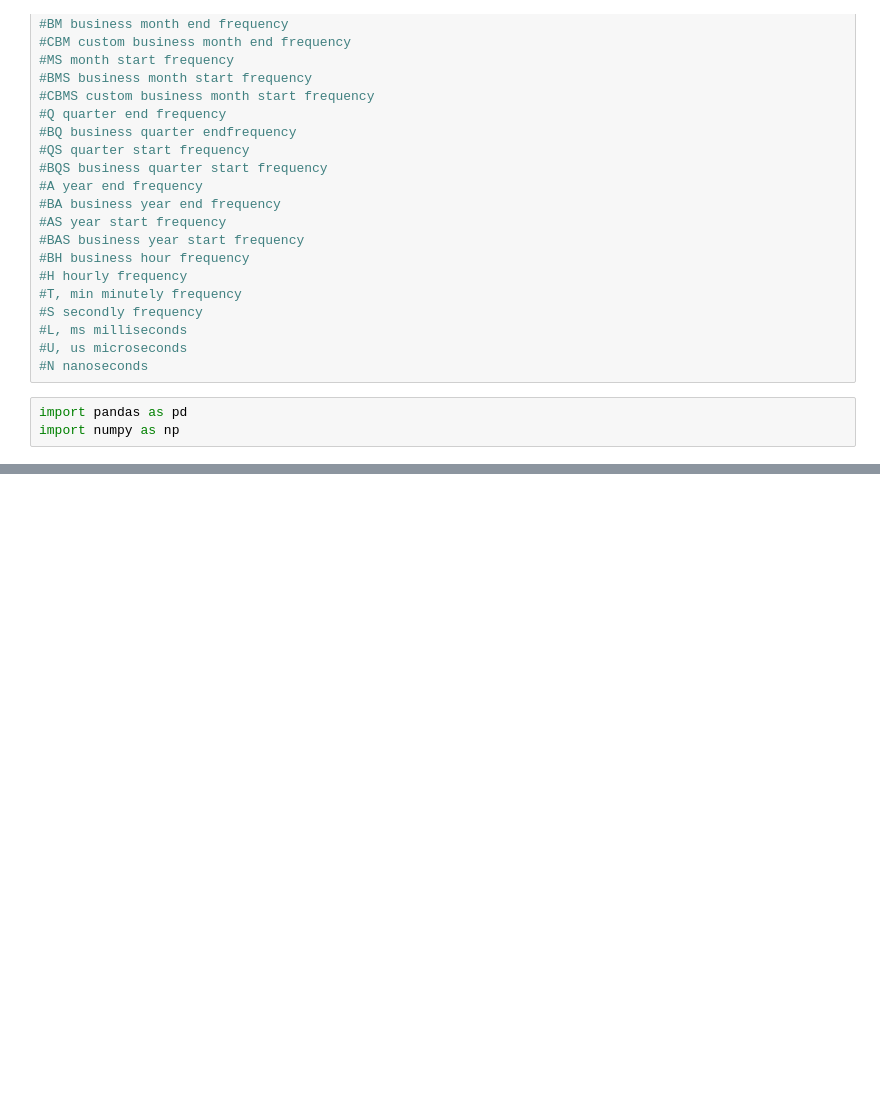
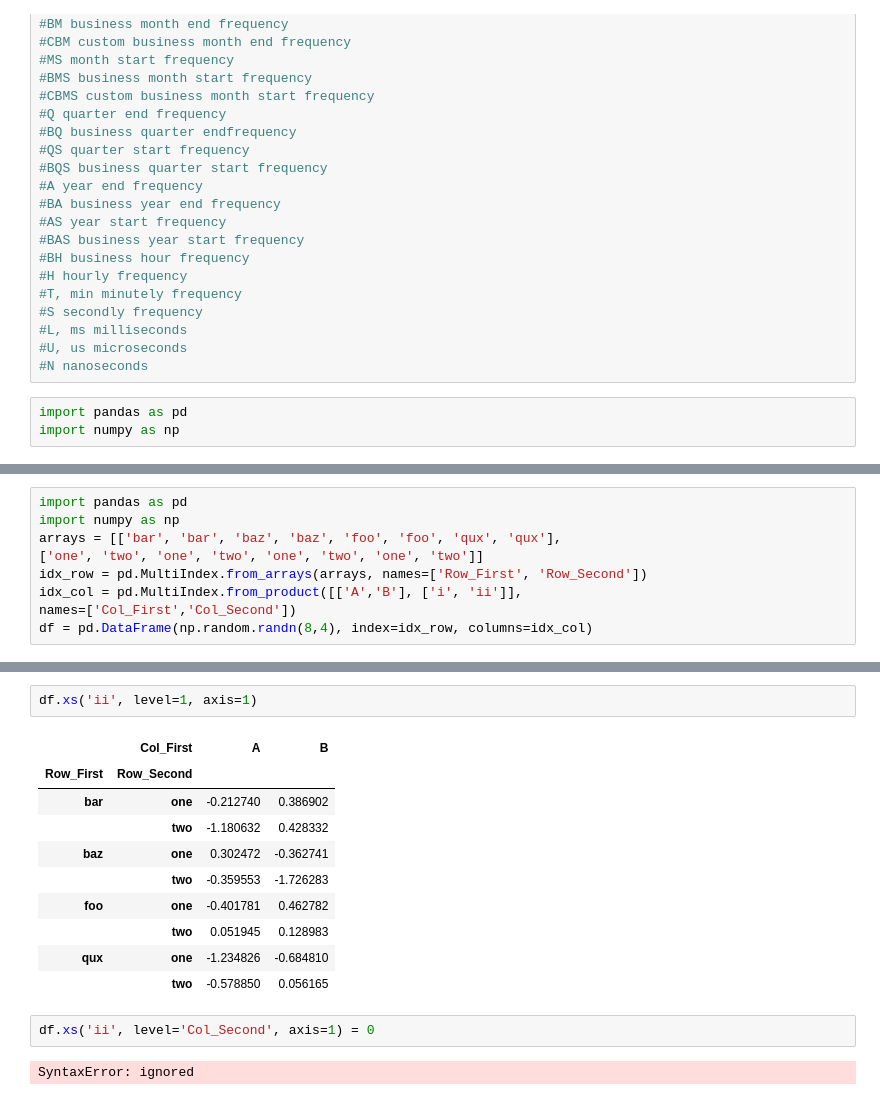
Before and after one commit to rajarameshchindu/datascience, a Jupyter notebook: Pandas.ipynb, the cells around one changed output, grey strips where cells are left out. Saved outputs shown, nothing was run; the diff lists cells and outputs as text; blank space fills up the shorter version.

```diff
--- a/Pandas.ipynb
+++ b/Pandas.ipynb
@@ -823,0 +872,9 @@ import numpy as np
+# %%
+import pandas as pd
+import numpy as np
+arrays = [['bar', 'bar', 'baz', 'baz', 'foo', 'foo', 'qux', 'qux'],
+['one', 'two', 'one', 'two', 'one', 'two', 'one', 'two']]
+idx_row = pd.MultiIndex.from_arrays(arrays, names=['Row_First', 'Row_Second'])
+idx_col = pd.MultiIndex.from_product([['A','B'], ['i', 'ii']],
+names=['Col_First','Col_Second'])
+df = pd.DataFrame(np.random.randn(8,4), index=idx_row, columns=idx_col)
@@ -823,0 +891,17 @@ import numpy as np
+# %%
+df.xs('ii', level=1, axis=1)
+# %% [output]
+|  | Col_First | A | B |
+| Row_First | Row_Second |  |  |
+| bar | one | -0.212740 | 0.386902 |
+|  | two | -1.180632 | 0.428332 |
+| baz | one | 0.302472 | -0.362741 |
+|  | two | -0.359553 | -1.726283 |
+| foo | one | -0.401781 | 0.462782 |
+|  | two | 0.051945 | 0.128983 |
+| qux | one | -1.234826 | -0.684810 |
+|  | two | -0.578850 | 0.056165 |
+# %%
+df.xs('ii', level='Col_Second', axis=1) = 0
+# %% [output]
+SyntaxError: ignored
```
Also changed, not shown: parts of 53 cells of this notebook.
